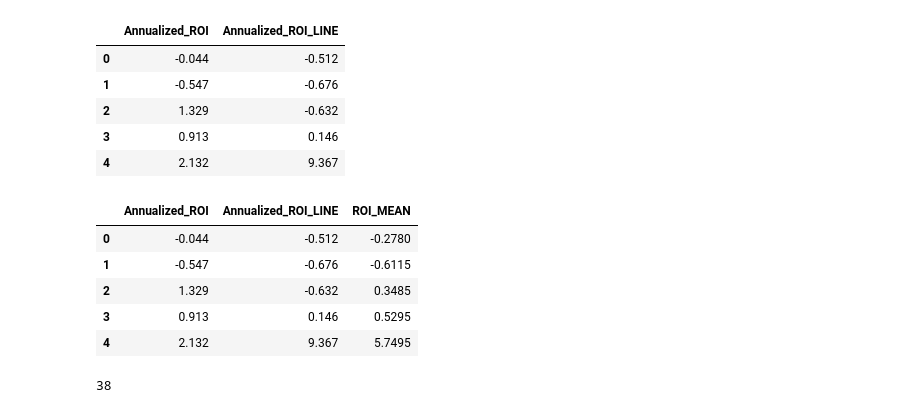
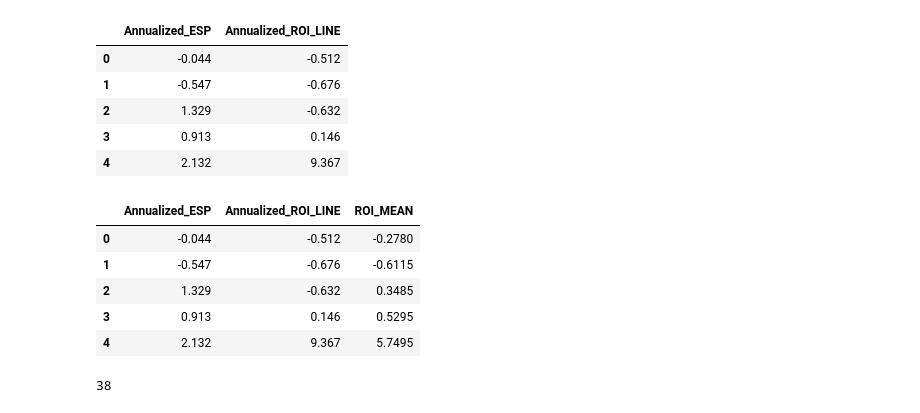
Before and after one commit to housemex408/iROIEstimator, a Jupyter notebook: scripts/notebook/results/FINAL/H6/H6_results.ipynb, the cells around one changed output. Cells and saved outputs as stored; diff of their text form; code cells hidden in the pictures.

```diff
--- a/scripts/notebook/results/FINAL/H6/H6_results.ipynb
+++ b/scripts/notebook/results/FINAL/H6/H6_results.ipynb
@@ -12,17 +12,17 @@ import Constants as c
 import Utilities as utils
 import statistics
 # %%
-module_roi = "../../06_21_2020/ROI/roi_measures_Module.csv"
-line_roi = "../../06_21_2020/ROI/roi_measures_Line.csv"
+module_roi = "../../06_21_2020/ESP/esp_measures_Module.csv"
+line_roi = "../../06_21_2020/ESP/esp_measures_Line.csv"
 
 df_module = pd.read_csv(module_roi)
 df_line = pd.read_csv(line_roi)
 
 df = df_module.join(df_line.set_index(c.PROJECT), on=c.PROJECT, rsuffix='_LINE')
-roi_df = df[["Annualized_ROI", "Annualized_ROI_LINE"]]
+roi_df = df[["Annualized_ESP", "Annualized_ROI_LINE"]]
 roi_df.head()
 # %% [output]
-|  | Annualized_ROI | Annualized_ROI_LINE |
+|  | Annualized_ESP | Annualized_ROI_LINE |
 | 0 | -0.044 | -0.512 |
 | 1 | -0.547 | -0.676 |
 | 2 | 1.329 | -0.632 |
@@ -32,7 +32,7 @@ roi_df.head()
 roi_df["ROI_MEAN"] = roi_df.mean(axis=1)
 roi_df.head()
 # %% [output]
-|  | Annualized_ROI | Annualized_ROI_LINE | ROI_MEAN |
+|  | Annualized_ESP | Annualized_ROI_LINE | ROI_MEAN |
 | 0 | -0.044 | -0.512 | -0.2780 |
 | 1 | -0.547 | -0.676 | -0.6115 |
 | 2 | 1.329 | -0.632 | 0.3485 |
```
Also changed, not shown: parts of 4 cells of this notebook, 25 other files.
